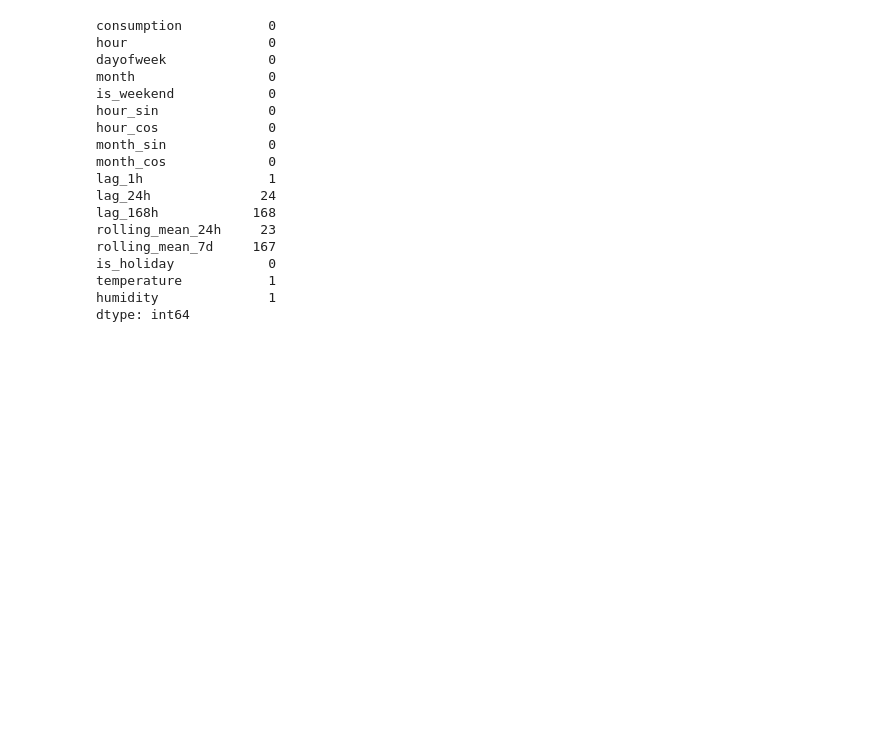
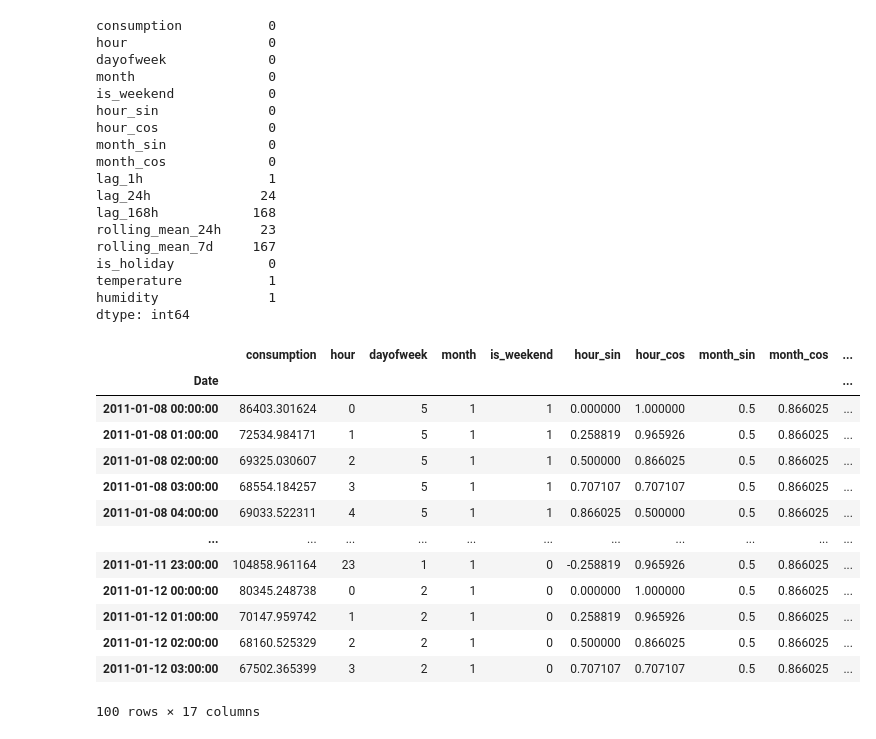
Before and after one commit to mertgenc0/multivariate_energy_consumption_forecasting, a Jupyter notebook: notebooks/feature_Eng.ipynb, the cells around one changed output. Saved outputs shown, nothing was run; the diff lists cells and outputs as text; code cells hidden in the pictures; blank space fills up the shorter version.

```diff
--- a/notebooks/feature_Eng.ipynb
+++ b/notebooks/feature_Eng.ipynb
@@ -213,3 +213,21 @@ is_holiday            0
 temperature           1
 humidity              1
 dtype: int64
+# %%
+df_model = df_feat.dropna()
+df_model.head(100)
+# %% [output]
+|  | consumption | hour | dayofweek | month | is_weekend | hour_sin | hour_cos | month_sin | month_cos | ... |
+| Date |  |  |  |  |  |  |  |  |  | ... |
+| 2011-01-08 00:00:00 | 86403.301624 | 0 | 5 | 1 | 1 | 0.000000 | 1.000000 | 0.5 | 0.866025 | ... |
+| 2011-01-08 01:00:00 | 72534.984171 | 1 | 5 | 1 | 1 | 0.258819 | 0.965926 | 0.5 | 0.866025 | ... |
+| 2011-01-08 02:00:00 | 69325.030607 | 2 | 5 | 1 | 1 | 0.500000 | 0.866025 | 0.5 | 0.866025 | ... |
+| 2011-01-08 03:00:00 | 68554.184257 | 3 | 5 | 1 | 1 | 0.707107 | 0.707107 | 0.5 | 0.866025 | ... |
+| 2011-01-08 04:00:00 | 69033.522311 | 4 | 5 | 1 | 1 | 0.866025 | 0.500000 | 0.5 | 0.866025 | ... |
+| ... | ... | ... | ... | ... | ... | ... | ... | ... | ... | ... |
+| 2011-01-11 23:00:00 | 104858.961164 | 23 | 1 | 1 | 0 | -0.258819 | 0.965926 | 0.5 | 0.866025 | ... |
+| 2011-01-12 00:00:00 | 80345.248738 | 0 | 2 | 1 | 0 | 0.000000 | 1.000000 | 0.5 | 0.866025 | ... |
+| 2011-01-12 01:00:00 | 70147.959742 | 1 | 2 | 1 | 0 | 0.258819 | 0.965926 | 0.5 | 0.866025 | ... |
+| 2011-01-12 02:00:00 | 68160.525329 | 2 | 2 | 1 | 0 | 0.500000 | 0.866025 | 0.5 | 0.866025 | ... |
+| 2011-01-12 03:00:00 | 67502.365399 | 3 | 2 | 1 | 0 | 0.707107 | 0.707107 | 0.5 | 0.866025 | ... |
+100 rows × 17 columns
```
Also changed, not shown: parts of 1 cell of this notebook.
